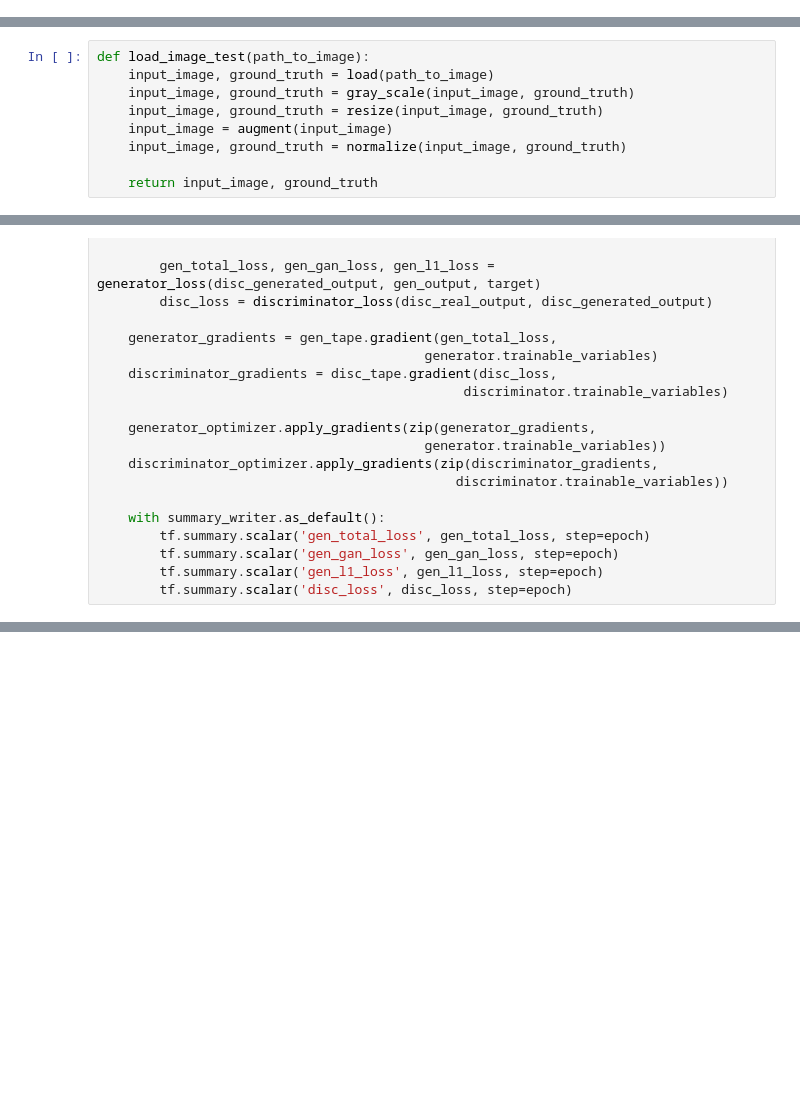
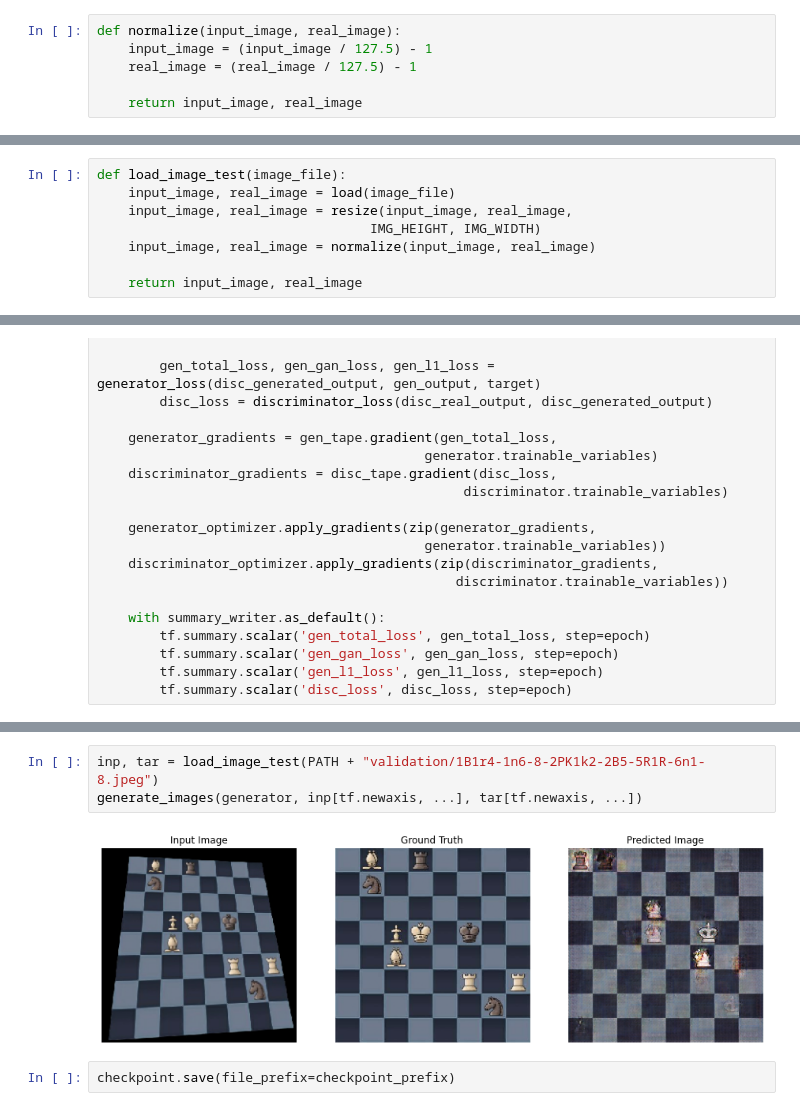
Before and after one commit to EthanHaque/clean_chessboard_images, a Jupyter notebook: train_preprocesser.ipynb, the cells around one changed output, grey strips where cells are left out. Saved outputs shown, nothing was run; the diff lists cells and outputs as text; blank space fills up the shorter version.

```diff
--- a/train_preprocesser.ipynb
+++ b/train_preprocesser.ipynb
@@ -49,0 +31,6 @@ NameError: name 'gray_scale' is not defined
+# %%
+def normalize(input_image, real_image):
+    input_image = (input_image / 127.5) - 1
+    real_image = (real_image / 127.5) - 1
+
+    return input_image, real_image
@@ -59,12 +65,11 @@ def load_image_train(path_to_image):
 # %%
-def load_image_test(path_to_image):
-    input_image, ground_truth = load(path_to_image)
-    input_image, ground_truth = gray_scale(input_image, ground_truth)
-    input_image, ground_truth = resize(input_image, ground_truth)
-    input_image = augment(input_image)
-    input_image, ground_truth = normalize(input_image, ground_truth)
+def load_image_test(image_file):
+    input_image, real_image = load(image_file)
+    input_image, real_image = resize(input_image, real_image,
+                                   IMG_HEIGHT, IMG_WIDTH)
+    input_image, real_image = normalize(input_image, real_image)
 
-    return input_image, ground_truth
+    return input_image, real_image
 # %%
 train_dataset = tf.data.Dataset.list_files(PATH+'train/*.jpeg')
 train_dataset = train_dataset.map(load_image_train,
@@ -315,0 +361,7 @@ fit(train_dataset, EPOCHS, test_dataset)
+# %%
+inp, tar = load_image_test(PATH + "validation/1B1r4-1n6-8-2PK1k2-2B5-5R1R-6n1-8.jpeg")
+generate_images(generator, inp[tf.newaxis, ...], tar[tf.newaxis, ...])
+# %% [output]
+[figure, added]
+# %%
+checkpoint.save(file_prefix=checkpoint_prefix)
```
Also changed, not shown: parts of 19 cells of this notebook, 1 other file.
